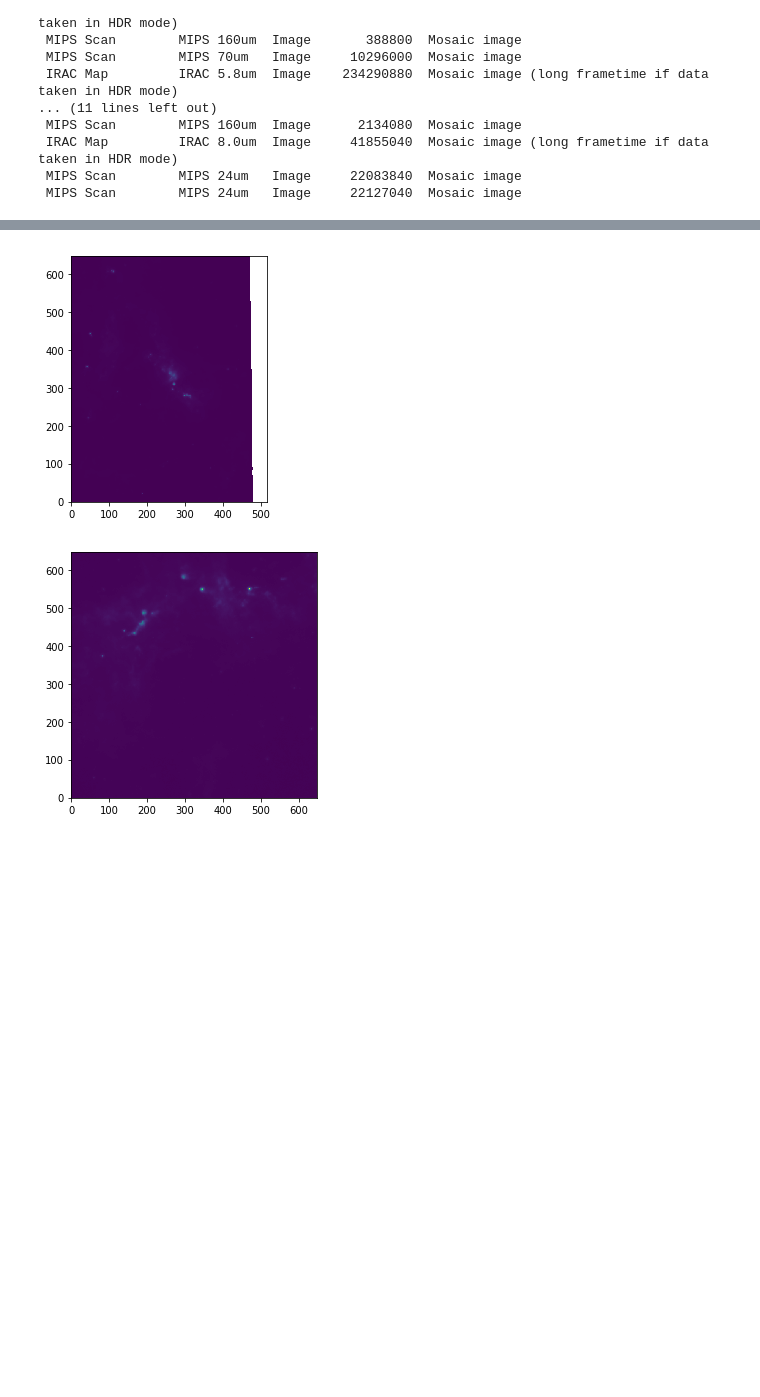
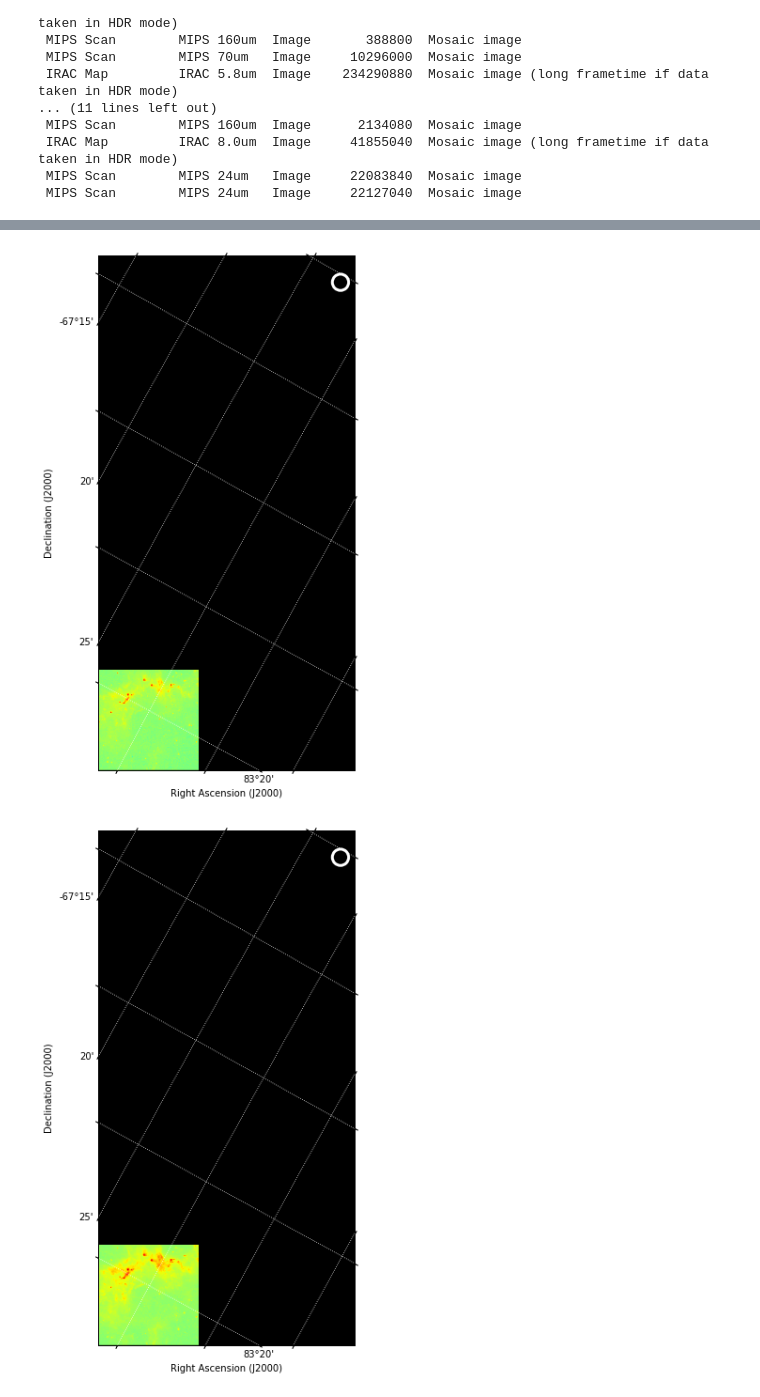
Before and after one commit to jaym878/SNR-Feasibility-Study, a Jupyter notebook: code/Spitzer_image_pull.ipynb, the cells around one changed output, grey strips where cells are left out. Drawn from its saved outputs; the diff is of its cells as text; code cells hidden in the pictures; blank space fills up the shorter version.

```diff
--- a/code/Spitzer_image_pull.ipynb
+++ b/code/Spitzer_image_pull.ipynb
@@ -138,8 +141,8 @@ SNR = 34 # position in list
 instrument_list = ['IRAC', 'MIPS']
 band_list = [3.6, 4.5, 5.8, 8.0, 24, 70, 160]
 
-sensor = instrument_list[1]
-wavelength = band_list[4]
+sensor = instrument_list[0]
+wavelength = band_list[2]
 # %%
 a = Angle(im_ra[SNR], u.hour)
 im_ra_deg = a.degree
@@ -333,18 +336,25 @@ size_pix = size / arc_pix
 # %%
 # cycle through images
 for i in my_image_files:
 
     # load the file data, header, and wcs
     with fits.open(i) as hdulist:
         header = hdulist[0].header
         data = hdulist[0].data
         wcs = WCS(header)
         position = SkyCoord(test_src_coord[0] * u.degree, test_src_coord[1] * u.degree, frame='icrs')
         cutout = Cutout2D(data, position, (size), wcs=wcs)
 
-        plt.imshow(cutout.data, origin='lower')
-        plt.tight_layout()
-        plt.show()
+        #todo debug
+        #outfile = 'cut_' + str(wavelength) + 'um_' + str(MCSNR[SNR]) + '.fits'
+
+        #hdu = fits.PrimaryHDU(cutout)
+        #hdu.writeto(outfile, clobber=True)
+
+        #plt.imshow(cutout.data, origin='lower')
+        #plt.tight_layout()
+        #plt.show()
+        plot_image(cutout.data, wcs, coords=test_src_coord)
 # %% [output]
-[figure, old version]
+[figure, new version]
-[figure, old version]
+[figure, new version]
```
Also changed, not shown: parts of 7 cells of this notebook.
